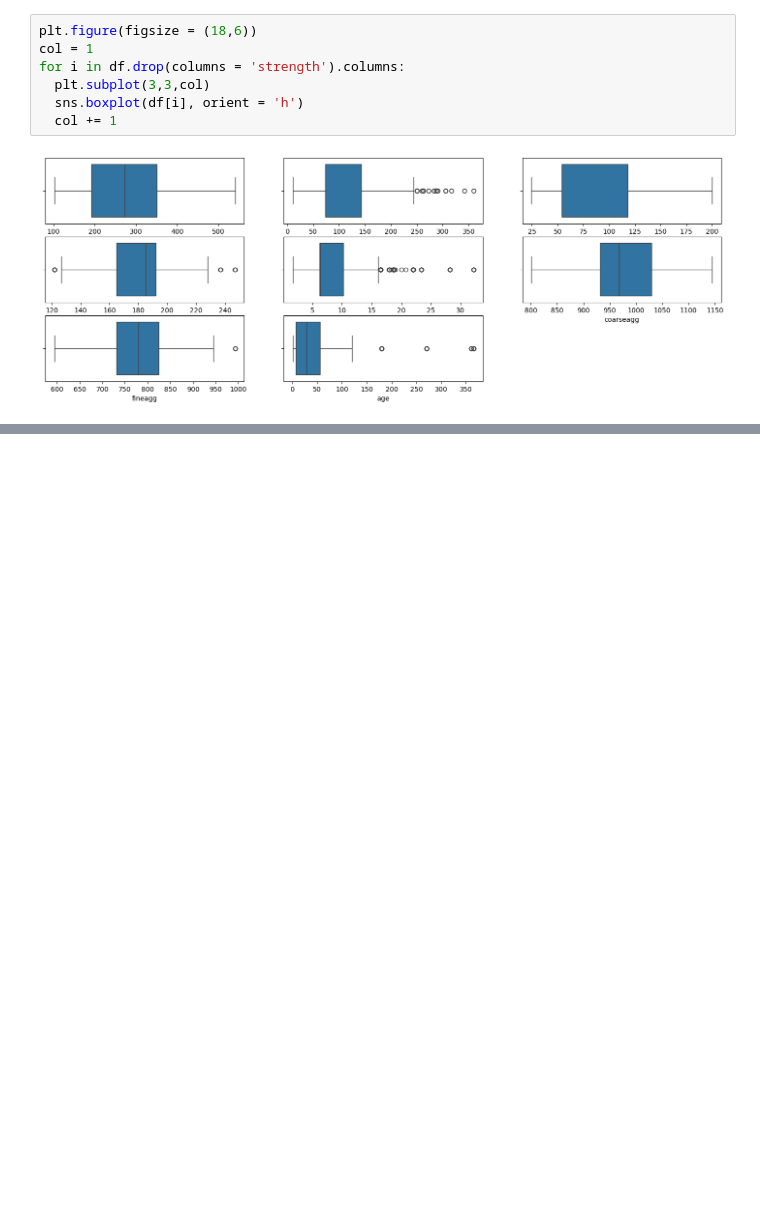
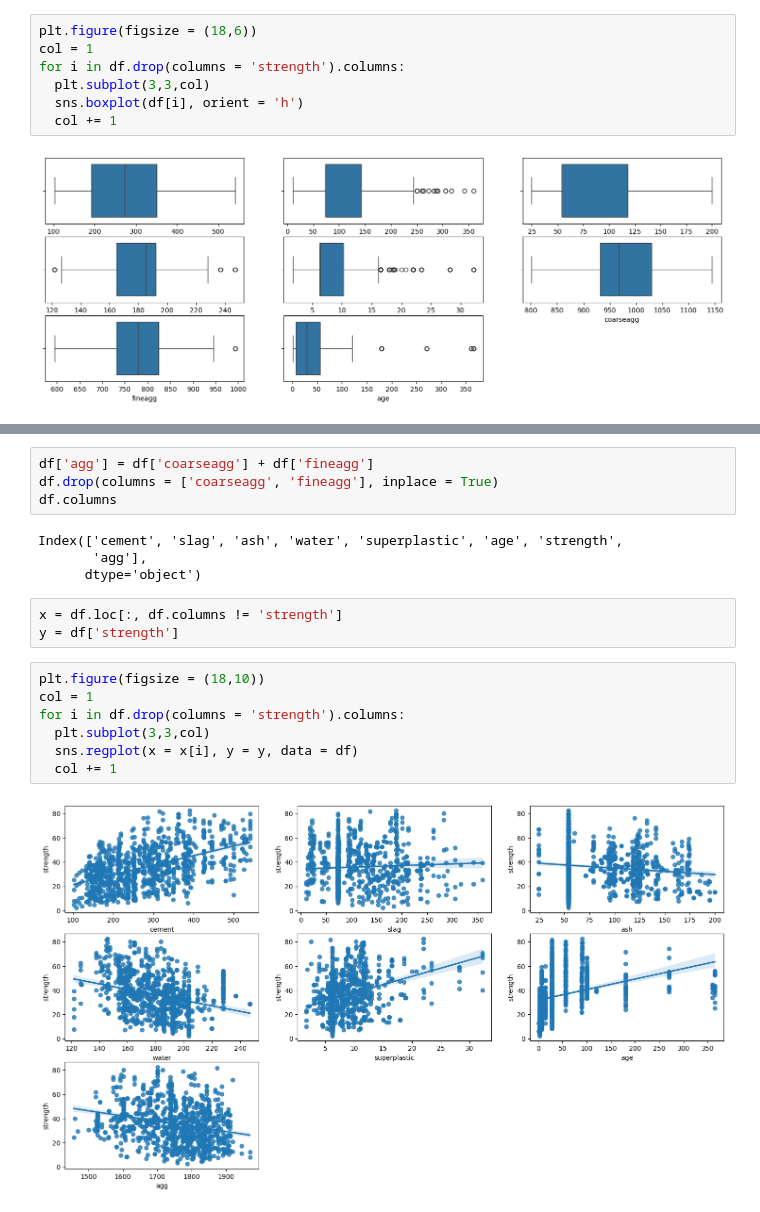
Before and after one commit to ayushipradhan30/AIML-mini-projects, a Jupyter notebook: Featurization,_Model_Selection_&_Tuning.ipynb, the cells around one changed output, grey strips where cells are left out. Saved outputs shown, nothing was run; the diff lists cells and outputs as text; blank space fills up the shorter version.

```diff
--- a/Featurization,_Model_Selection_&_Tuning.ipynb
+++ b/Featurization,_Model_Selection_&_Tuning.ipynb
@@ -174,0 +222,20 @@ for i in df.drop(columns = 'strength').columns:
+# %%
+df['agg'] = df['coarseagg'] + df['fineagg']
+df.drop(columns = ['coarseagg', 'fineagg'], inplace = True)
+df.columns
+# %% [output]
+Index(['cement', 'slag', 'ash', 'water', 'superplastic', 'age', 'strength',
+       'agg'],
+      dtype='object')
+# %%
+x = df.loc[:, df.columns != 'strength']
+y = df['strength']
+# %%
+plt.figure(figsize = (18,10))
+col = 1
+for i in df.drop(columns = 'strength').columns:
+  plt.subplot(3,3,col)
+  sns.regplot(x = x[i], y = y, data = df)
+  col += 1
+# %% [output]
+[figure, added]
```
Also changed, not shown: parts of 6 cells of this notebook.
